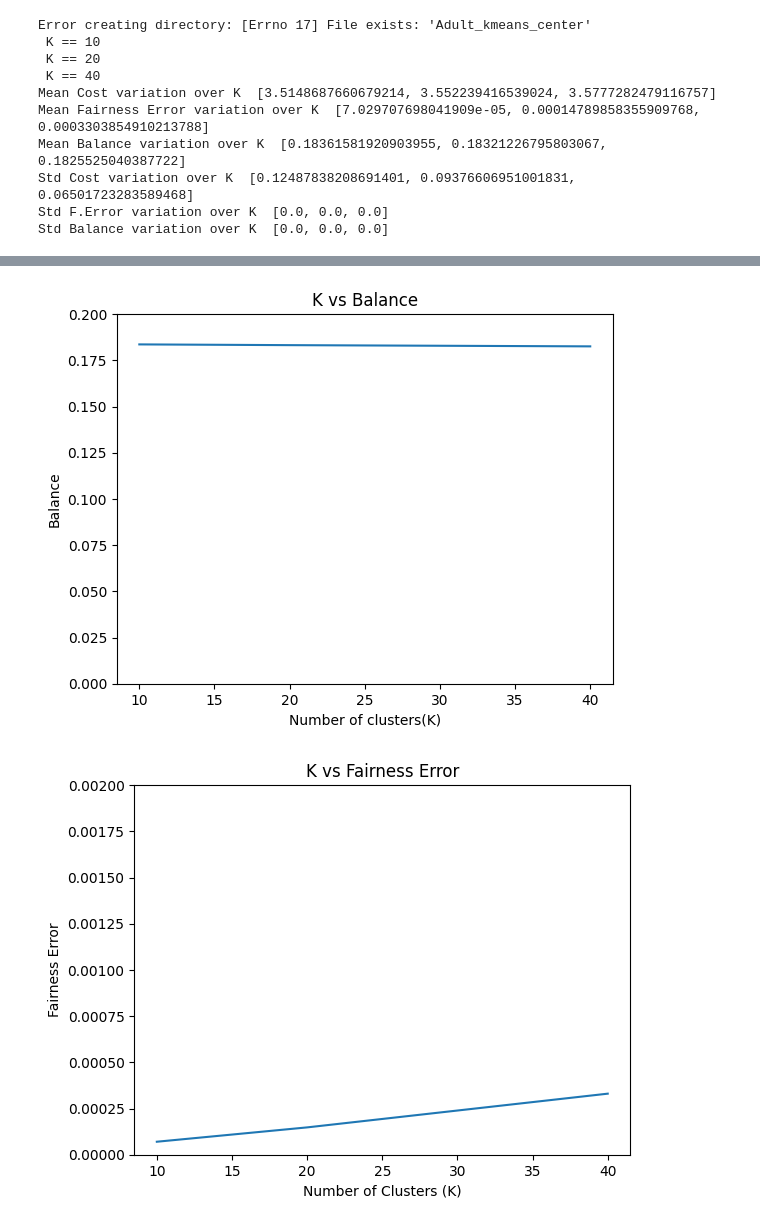
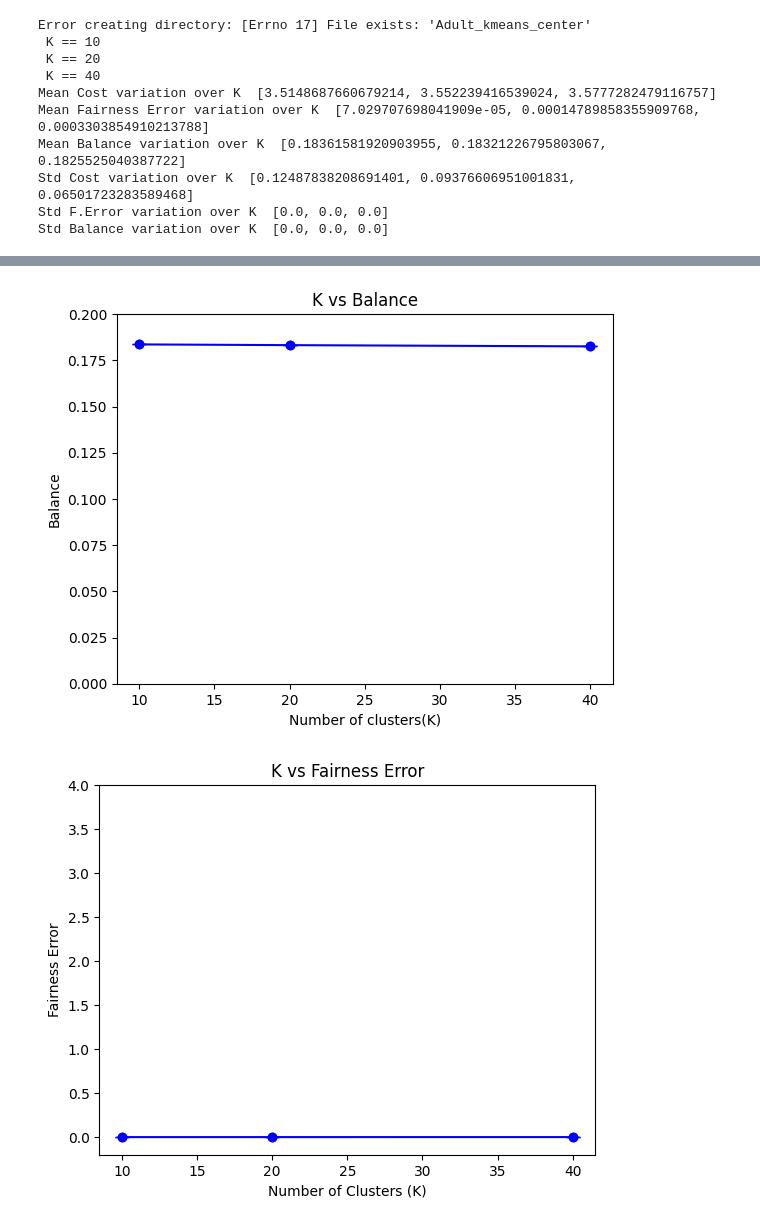
Before and after one commit to Aditya-Y-29/Fair-Clustering, a Jupyter notebook: Paper 1/Task-1.2_bank.ipynb, the cells around one changed output, grey strips where cells are left out. Cells and saved outputs as stored; diff of their text form; code cells hidden in the pictures.

```diff
--- a/Paper 1/Task-1.2_bank.ipynb
+++ b/Paper 1/Task-1.2_bank.ipynb
@@ -718,22 +636,26 @@ plt.show()
 # %%
 x = [10, 20, 40]
 y = list_balance_K
-plt.plot(x, y)
+std = list_balance_K_std
+plt.errorbar(x, y, yerr=std, fmt='o', capsize=5, color='b')
+plt.plot(x, y, linestyle='-', marker='o', color='b')
 plt.xlabel('Number of clusters(K)')
 plt.ylabel('Balance')
 plt.title('K vs Balance')
 plt.ylim(0, 0.2)
 plt.show()
 # %% [output]
-[figure, old version]
+[figure, new version]
 # %%
 x = [10, 20, 40]
 y = list_fair_K
-plt.plot(x, y)
+std = list_fair_K_std
+plt.errorbar(x, y, yerr=std, fmt='o', capsize=5, color='b')
+plt.plot(x, y, linestyle='-', marker='o', color='b')
 plt.xlabel('Number of Clusters (K)')
 plt.ylabel('Fairness Error')
 plt.title('K vs Fairness Error')
-plt.ylim(0, 0.002)
+plt.ylim(-0.2, 4)
 plt.show()
 # %% [output]
-[figure, old version]
+[figure, new version]
```
Also changed, not shown: parts of 4 cells of this notebook, 2 other files.
